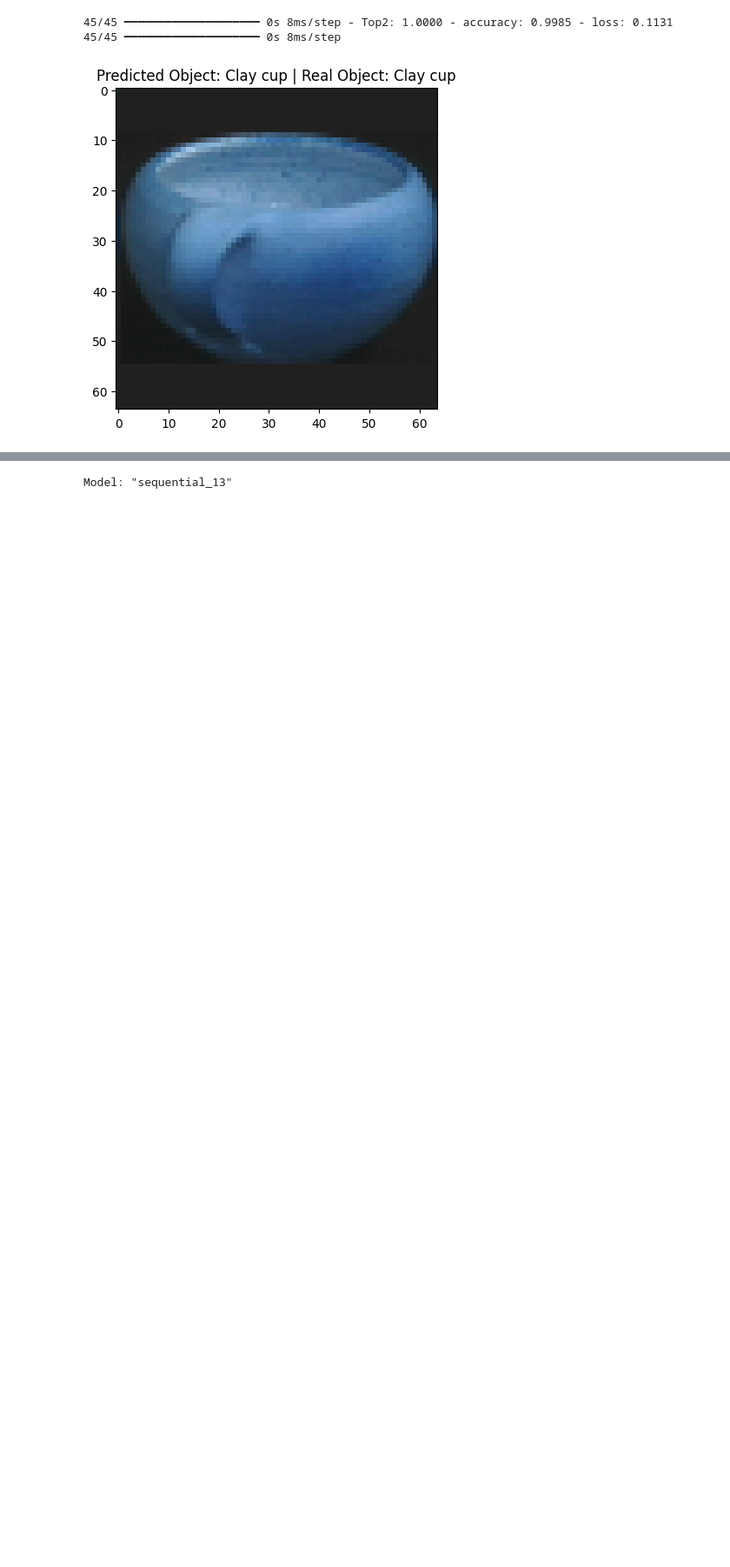
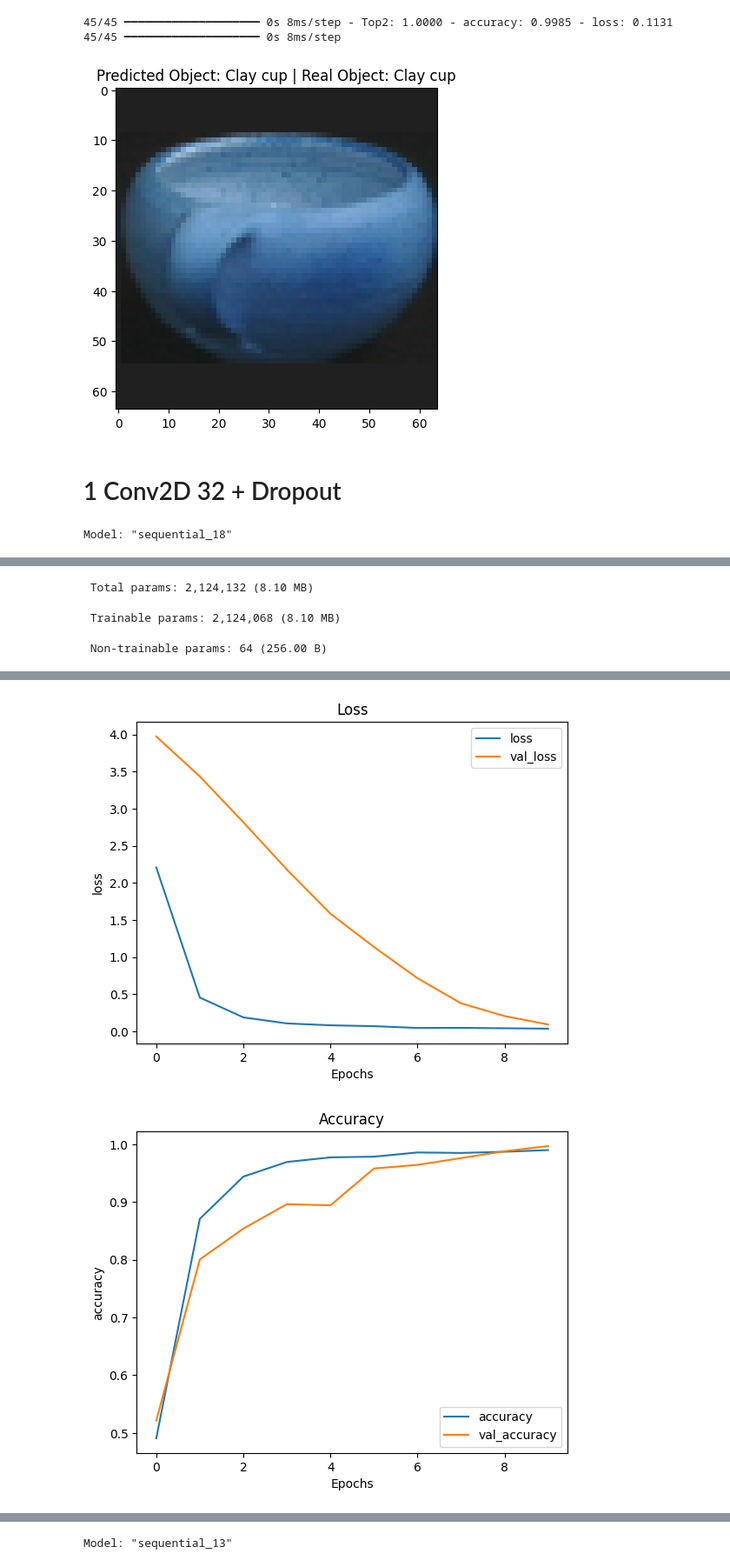
Before and after one commit to KlymentievMaksym/IntelOb, a Jupyter notebook: Lab3/Lab3.1.ipynb, the cells around one changed output, grey strips where cells are left out. Shown at 87% size. Saved outputs shown, nothing was run; the diff lists cells and outputs as text; code cells hidden in the pictures; blank space fills up the shorter version.

```diff
--- a/Lab3/Lab3.1.ipynb
+++ b/Lab3/Lab3.1.ipynb
@@ -302,3 +373,25 @@ Epoch 10/10
 45/45 ━━━━━━━━━━━━━━━━━━━━ 0s 8ms/step - Top2: 1.0000 - accuracy: 0.9985 - loss: 0.1131
 45/45 ━━━━━━━━━━━━━━━━━━━━ 0s 8ms/step
 [figure]
+# %% [markdown]
+# 1 Conv2D 32 + Dropout
+# %%
+model = tf.keras.models.Sequential()
+model.add(tf.keras.layers.Input(shape=(64, 64,3)))
+model.add(tf.keras.layers.Conv2D(32, (3, 3), activation='relu', padding='same'))
+model.add(tf.keras.layers.BatchNormalization())
+model.add(tf.keras.layers.MaxPooling2D(4, 4))
+
+model.add(tf.keras.layers.Flatten())
+model.add(tf.keras.layers.Dense(256, activation='relu'))
+model.add(tf.keras.layers.Dropout(0.5))
+model.add(tf.keras.layers.Dense(y_test_cat.shape[1], activation='softmax'))
+
+
+model.summary()
+model.compile(optimizer=tf.keras.optimizers.Adam(learning_rate=0.001),
+              loss=tf.keras.losses.CategoricalCrossentropy(),
+              metrics=['accuracy', tf.keras.metrics.TopKCategoricalAccuracy(k=2, name="Top2")])
+predict(model)
+# %% [output]
+Model: "sequential_18"
@@ -304,0 +416,3 @@ Epoch 10/10
+ Total params: 2,124,132 (8.10 MB)
+ Trainable params: 2,124,068 (8.10 MB)
+ Non-trainable params: 64 (256.00 B)
@@ -304,0 +439,2 @@ Epoch 10/10
+[figure, added]
+[figure, added]
```
Also changed, not shown: parts of 13 cells of this notebook, 21 other files.
